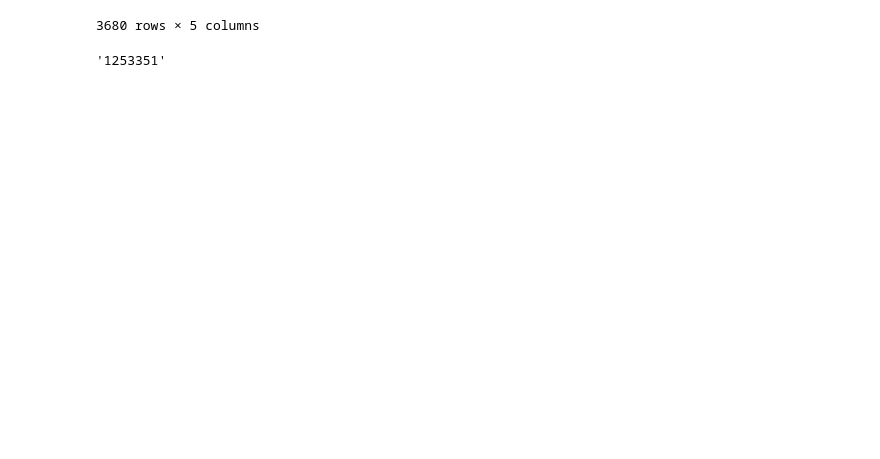
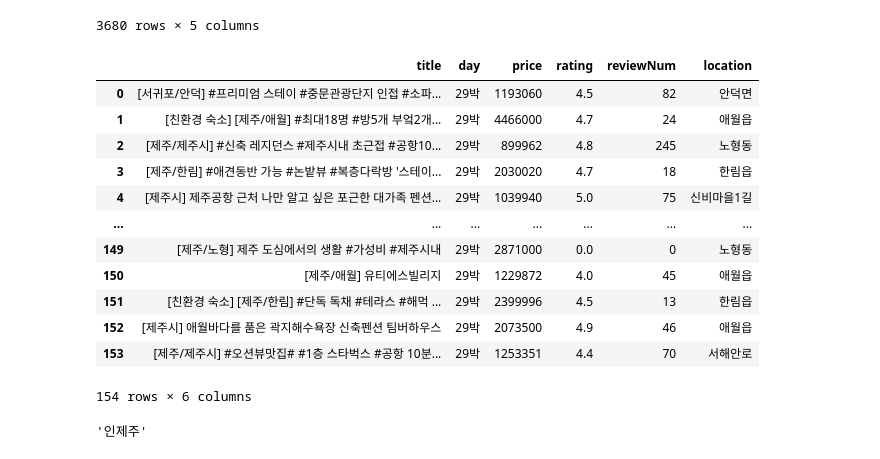
Before and after one commit to dothouse/practice, a Jupyter notebook: mrmention_1crawling.ipynb, the cells around one changed output. Drawn from its saved outputs; the diff is of its cells as text; code cells hidden in the pictures; blank space fills up the shorter version.

```diff
--- a/mrmention_1crawling.ipynb
+++ b/mrmention_1crawling.ipynb
@@ -236,4 +252,21 @@ for accom in accom_list:
-# %%
-re.sub('[^0-9]','',price)
-# %% [output]
-'1253351'
+# %%
+df = pd.read_csv('./data/mmention_20240112.csv')
+df
+# %% [output]
+|  | title | day | price | rating | reviewNum | location |
+| 0 | [서귀포/안덕] #프리미엄 스테이 #중문관광단지 인접 #소파... | 29박 | 1193060 | 4.5 | 82 | 안덕면 |
+| 1 | [친환경 숙소] [제주/애월] #최대18명 #방5개 부엌2개... | 29박 | 4466000 | 4.7 | 24 | 애월읍 |
+| 2 | [제주/제주시] #신축 레지던스 #제주시내 초근접 #공항10... | 29박 | 899962 | 4.8 | 245 | 노형동 |
+| 3 | [제주/한림] #애견동반 가능 #논밭뷰 #복층다락방 '스테이... | 29박 | 2030020 | 4.7 | 18 | 한림읍 |
+| 4 | [제주시] 제주공항 근처 나만 알고 싶은 포근한 대가족 펜션... | 29박 | 1039940 | 5.0 | 75 | 신비마을1길 |
+| ... | ... | ... | ... | ... | ... | ... |
+| 149 | [제주/노형] 제주 도심에서의 생활 #가성비 #제주시내 | 29박 | 2871000 | 0.0 | 0 | 노형동 |
+| 150 | [제주/애월] 유티에스빌리지 | 29박 | 1229872 | 4.0 | 45 | 애월읍 |
+| 151 | [친환경 숙소] [제주/한림] #단독 독채 #테라스 #해먹 ... | 29박 | 2399996 | 4.5 | 13 | 한림읍 |
+| 152 | [제주시] 애월바다를 품은 곽지해수욕장 신축펜션 팀버하우스 | 29박 | 2073500 | 4.9 | 46 | 애월읍 |
+| 153 | [제주/제주시] #오션뷰맛집# #1층 스타벅스 #공항 10분... | 29박 | 1253351 | 4.4 | 70 | 서해안로 |
+154 rows × 6 columns
+# %%
+df['title'][0].split(' ')[-2] + df['title'][0].split(' ')[-1]
+# %% [output]
+'인제주'
```
Also changed, not shown: parts of 5 cells of this notebook, 47 other files.
